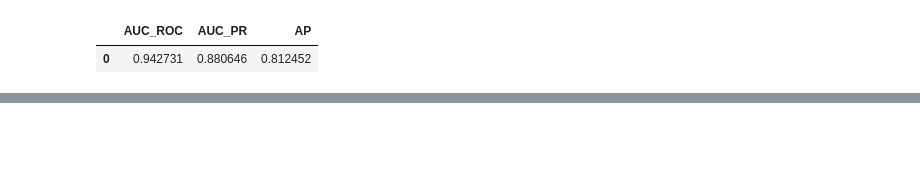
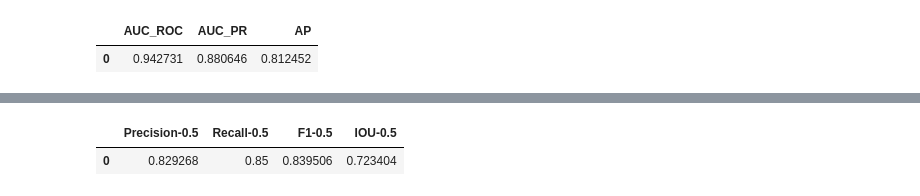
Before and after one commit to BinarySOS/BinarySOSMetrics, a Jupyter notebook: notebook/tutorials.ipynb, the cells around one changed output, grey strips where cells are left out. Cells and saved outputs as stored; diff of their text form; code cells hidden in the pictures; blank space fills up the shorter version.

```diff
--- a/notebook/tutorials.ipynb
+++ b/notebook/tutorials.ipynb
@@ -521,0 +710,5 @@ Metric.table
+# %%
+Metric.table
+# %% [output]
+|  | Precision-0.5 | Recall-0.5 | F1-0.5 | IOU-0.5 |
+| 0 | 0.829268 | 0.85 | 0.839506 | 0.723404 |
```
Also changed, not shown: parts of 9 cells of this notebook, 4 other files.
